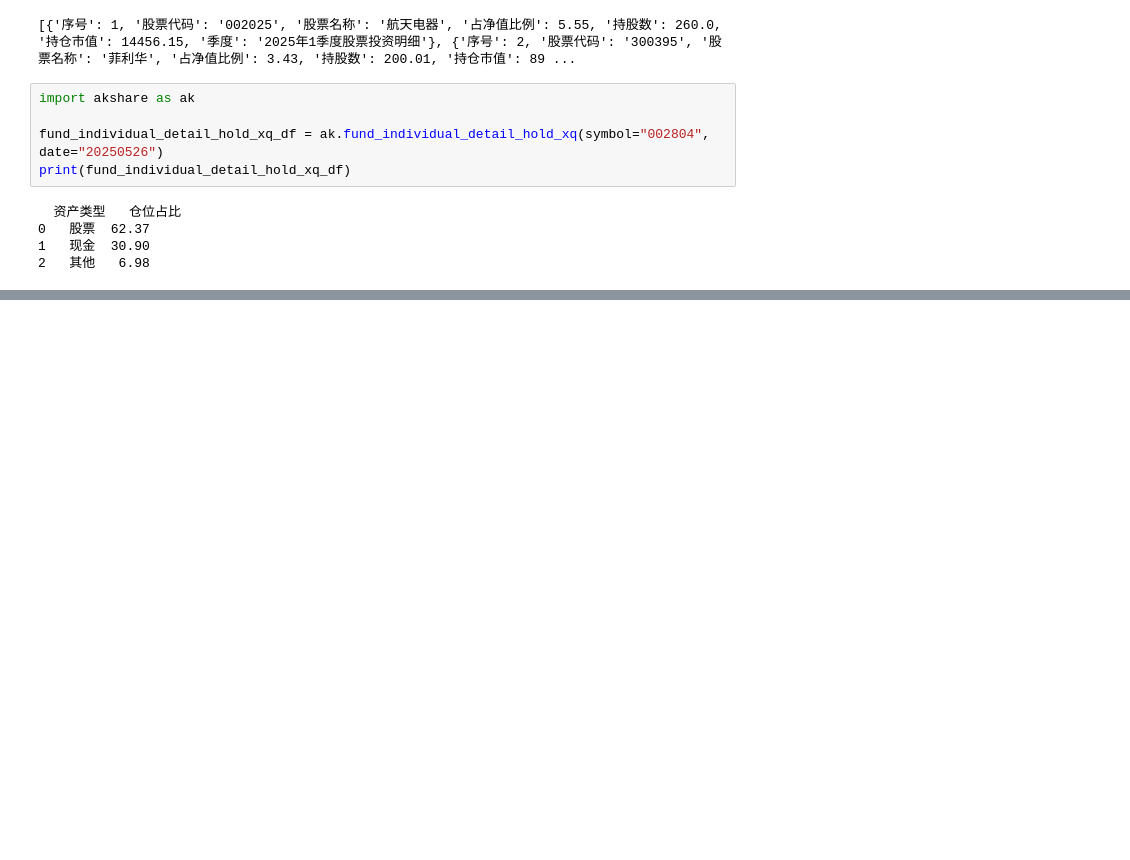
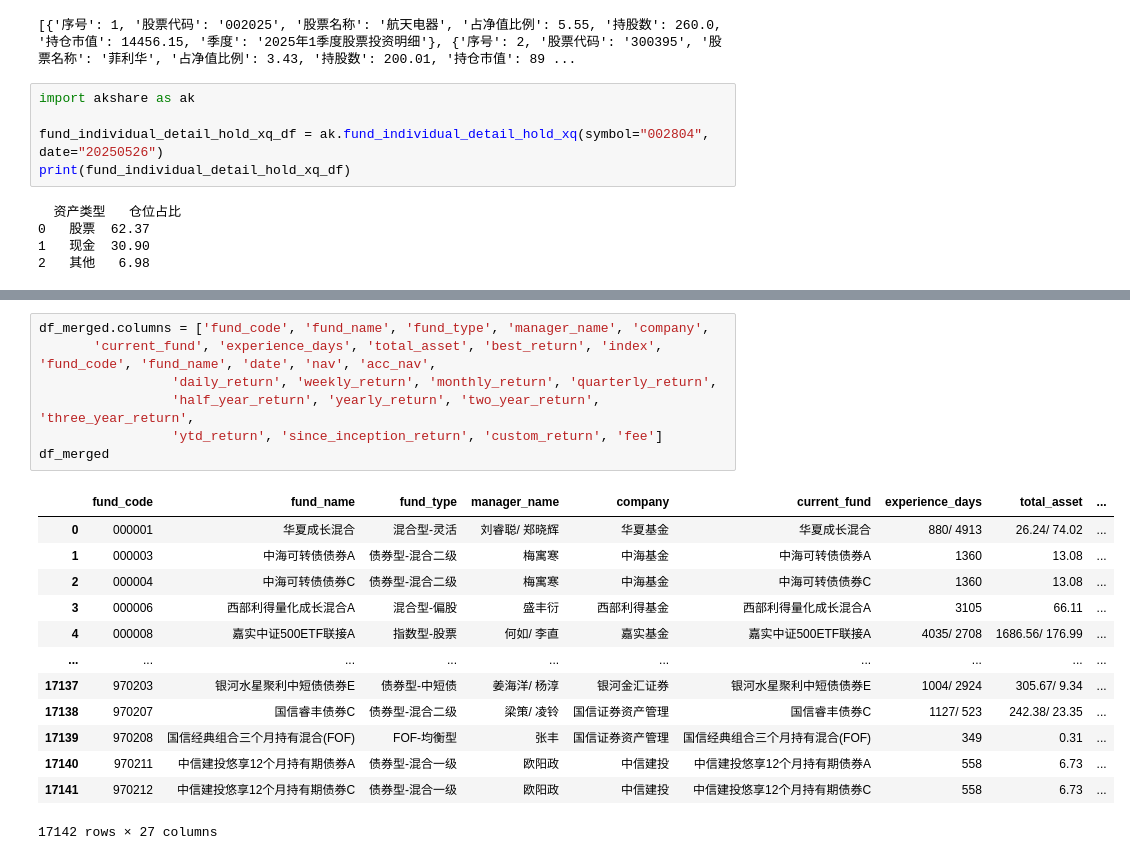
Before and after one commit to IanLiYi1996/fsi-bedrock-agent, a Jupyter notebook: fund-advisor-agent-strands/tools/data/data-preprocess.ipynb, the cells around one changed output, grey strips where cells are left out. Cells and saved outputs as stored; diff of their text form; blank space fills up the shorter version.

```diff
--- a/fund-advisor-agent-strands/tools/data/data-preprocess.ipynb
+++ b/fund-advisor-agent-strands/tools/data/data-preprocess.ipynb
@@ -118,0 +178,21 @@ print(fund_individual_detail_hold_xq_df)
+# %%
+df_merged.columns = ['fund_code', 'fund_name', 'fund_type', 'manager_name', 'company',
+       'current_fund', 'experience_days', 'total_asset', 'best_return', 'index', 'fund_code', 'fund_name', 'date', 'nav', 'acc_nav',
+                 'daily_return', 'weekly_return', 'monthly_return', 'quarterly_return',
+                 'half_year_return', 'yearly_return', 'two_year_return', 'three_year_return',
+                 'ytd_return', 'since_inception_return', 'custom_return', 'fee']
+df_merged
+# %% [output]
+|  | fund_code | fund_name | fund_type | manager_name | company | current_fund | experience_days | total_asset | ... |
+| 0 | 000001 | 华夏成长混合 | 混合型-灵活 | 刘睿聪/ 郑晓辉 | 华夏基金 | 华夏成长混合 | 880/ 4913 | 26.24/ 74.02 | ... |
+| 1 | 000003 | 中海可转债债券A | 债券型-混合二级 | 梅寓寒 | 中海基金 | 中海可转债债券A | 1360 | 13.08 | ... |
+| 2 | 000004 | 中海可转债债券C | 债券型-混合二级 | 梅寓寒 | 中海基金 | 中海可转债债券C | 1360 | 13.08 | ... |
+| 3 | 000006 | 西部利得量化成长混合A | 混合型-偏股 | 盛丰衍 | 西部利得基金 | 西部利得量化成长混合A | 3105 | 66.11 | ... |
+| 4 | 000008 | 嘉实中证500ETF联接A | 指数型-股票 | 何如/ 李直 | 嘉实基金 | 嘉实中证500ETF联接A | 4035/ 2708 | 1686.56/ 176.99 | ... |
+| ... | ... | ... | ... | ... | ... | ... | ... | ... | ... |
+| 17137 | 970203 | 银河水星聚利中短债债券E | 债券型-中短债 | 姜海洋/ 杨淳 | 银河金汇证券 | 银河水星聚利中短债债券E | 1004/ 2924 | 305.67/ 9.34 | ... |
+| 17138 | 970207 | 国信睿丰债券C | 债券型-混合二级 | 梁策/ 凌铃 | 国信证券资产管理 | 国信睿丰债券C | 1127/ 523 | 242.38/ 23.35 | ... |
+| 17139 | 970208 | 国信经典组合三个月持有混合(FOF) | FOF-均衡型 | 张丰 | 国信证券资产管理 | 国信经典组合三个月持有混合(FOF) | 349 | 0.31 | ... |
+| 17140 | 970211 | 中信建投悠享12个月持有期债券A | 债券型-混合一级 | 欧阳政 | 中信建投 | 中信建投悠享12个月持有期债券A | 558 | 6.73 | ... |
+| 17141 | 970212 | 中信建投悠享12个月持有期债券C | 债券型-混合一级 | 欧阳政 | 中信建投 | 中信建投悠享12个月持有期债券C | 558 | 6.73 | ... |
+17142 rows × 27 columns
```
Also changed, not shown: parts of 6 cells of this notebook, 8 other files.
